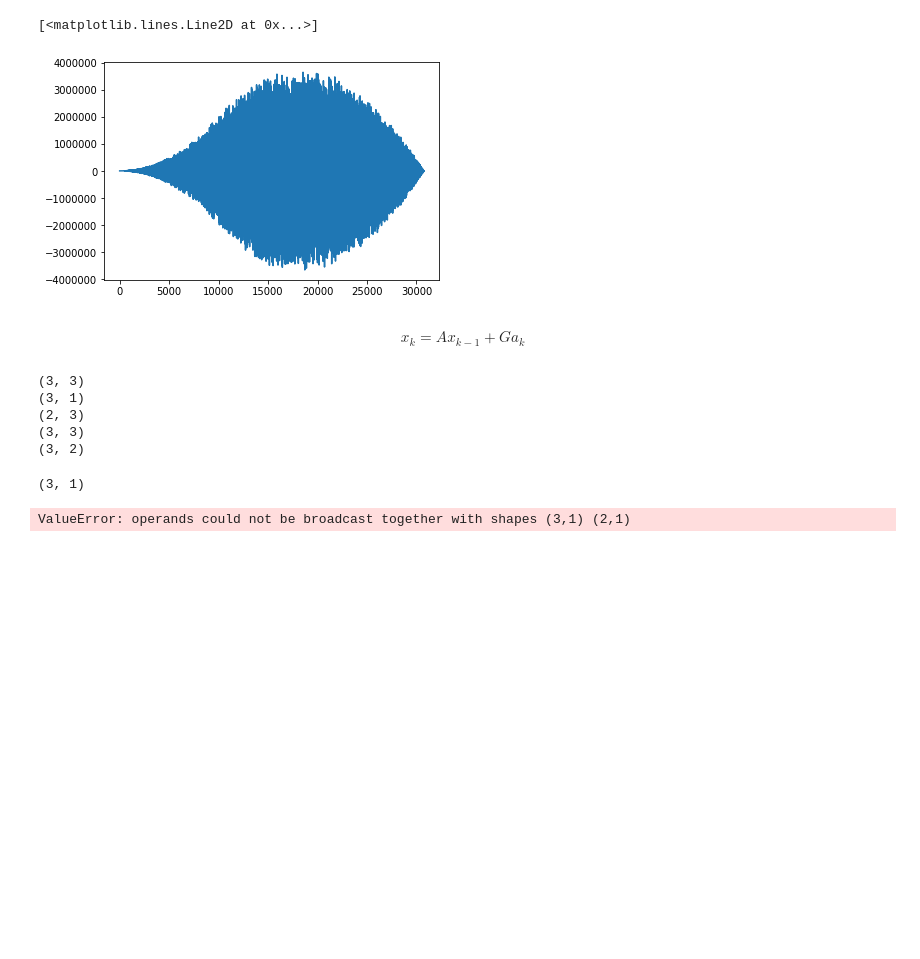
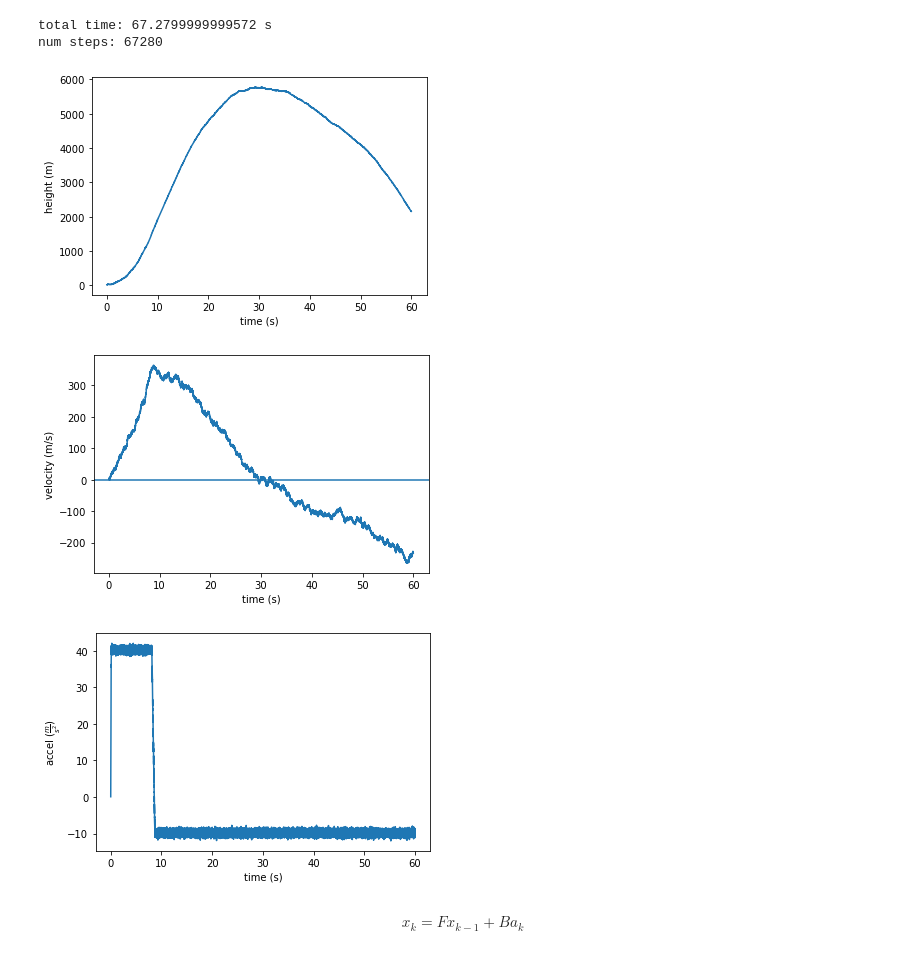
Before and after one commit to Space-Enterprise-at-Berkeley/Tests, a Jupyter notebook: Barometer Apogee detection test.ipynb, the cells around one changed output. Cells and saved outputs as stored; diff of their text form; code cells hidden in the pictures; blank space fills up the shorter version.

Commit message:
kalman filter is working; data ccan be simulated, and apogee detected

```diff
--- a/Barometer Apogee detection test.ipynb
+++ b/Barometer Apogee detection test.ipynb
@@ -50,6 +14,21 @@ plt.plot(np.arange(len(altitude)), altitude)
-# %%
-velocity = [(altitude[i+1] - altitude[i])/DELTA_T for i in range(len(altitude)-1)]
-plt.plot(range(len(velocity)), velocity)
-# %% [output]
-[<matplotlib.lines.Line2D at 0x...>]
-[figure, removed]
+# %%
+DISTURBANCE_MAGNITUDE = 0.05
+TERMINAL_VELOCITY = -20
+g = -9.8
+DELTA_T = 1e-3 #interval in seconds
+
+rnjesus = r.default_rng()
+# %%
+x = np.matrix([[0.],  #pos
+              [1.],  # velocity
+              [2.]]) # accel
+
+F = np.matrix([[1,DELTA_T, DELTA_T**2 / 2],  #state transition matrix
+              [0,1, DELTA_T],
+              [0, 0, 1]])
+
+sigma_b = 0.5 # barometer
+sigma_a = 0.5 # accelerometer
+
+R = np.matrix([[sigma_b**2, 0],
+              [0, sigma_a**2]])
@@ -56,2 +79,15 @@ plt.plot(range(len(velocity)), velocity)
+# %%
+raw_data, T = generate_data(True)
+print("total time: {} s".format(T[-1]))
+print("num steps: {}".format(len(raw_data)))
+# %% [output]
+total time: 67.2799999999572 s
+num steps: 67280
+# %%
+kalman.plot_states(T, raw_data, 0, 60000)
+# %% [output]
+[figure, added]
+[figure, added]
+[figure, added]
 # %% [markdown]
-$$x_k = A x_{k-1} + G a_k$$
+$$x_k = F x_{k-1} + B a_k$$
@@ -86,27 +94,3 @@ P = np.identity(3)
-# %%
-print(np.shape(A))
-print(np.shape(x))
-print(np.shape(H))
-print(np.shape(P))
-print(np.shape(K))
-# %% [output]
-(3, 3)
-(3, 1)
-(2, 3)
-(3, 3)
-(3, 2)
-# %%
-print(np.shape(np.matmul(A,x)))
-print(np.shape(np.matmul(A,x) + G))
-z = np.array([[1], [1]])
-resid = z - np.matmul(H,np.matmul(A,x))
-print(np.shape(np.matmul(H, x)))
-print(np.shape(resid))
-print(np.shape(K))
-print(np.shape(np.matmul(A, x) + np.matmul(K, resid)))
-# %% [output]
-(3, 1)
-ValueError: operands could not be broadcast together with shapes (3,1) (2,1)
 # %%
 # converge K
 for i in range(50):
```
Also changed, not shown: parts of 17 cells of this notebook, 2 other files.
